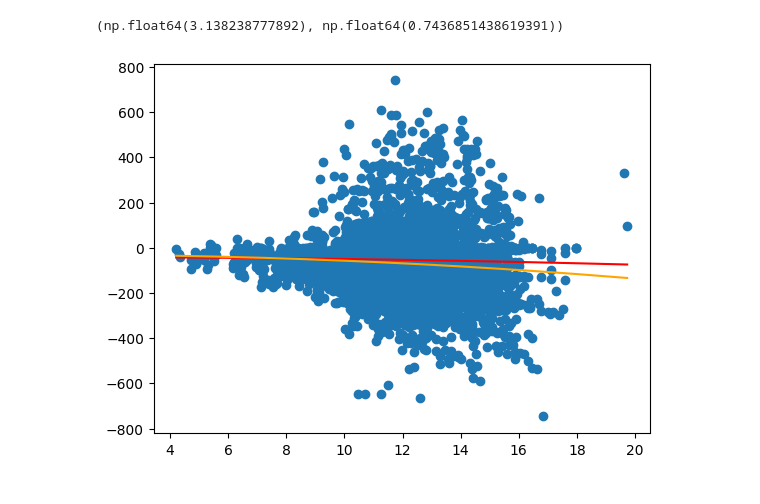
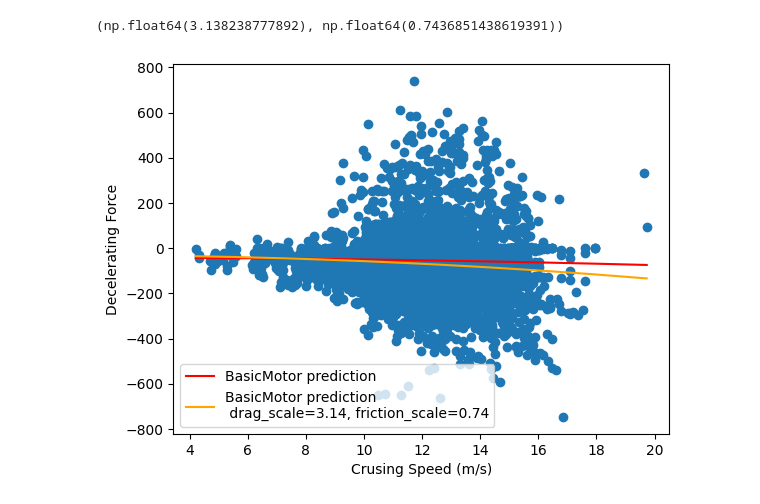
Before and after one commit to UBC-Solar/data_analysis, a Jupyter notebook: motor_analysis/cruising_finder.ipynb, the cells around one changed output. Saved outputs shown, nothing was run; the diff lists cells and outputs as text; code cells hidden in the pictures.

Commit message:
Improve plot with labels

```diff
--- a/motor_analysis/cruising_finder.ipynb
+++ b/motor_analysis/cruising_finder.ipynb
@@ -116,8 +110,11 @@ drag_scale, friction_scale
 (np.float64(3.138238777892), np.float64(0.7436851438619391))
 # %%
 plt.scatter(sorted_speeds, sorted_forces)
-plt.plot(sorted_speeds, cruising_forces_fit_func(sorted_speeds, 1, 1), color='red')
-plt.plot(sorted_speeds, cruising_forces_fit_func(sorted_speeds, drag_scale, friction_scale), color='orange')
+plt.plot(sorted_speeds, cruising_forces_fit_func(sorted_speeds, 1, 1), color='red', label="BasicMotor prediction")
+plt.plot(sorted_speeds, cruising_forces_fit_func(sorted_speeds, drag_scale, friction_scale), color='orange', label=f"BasicMotor prediction\n drag_scale={drag_scale:.2f}, friction_scale={friction_scale:.2f}")
+plt.legend(loc="best")
+plt.ylabel("Decelerating Force")
+plt.xlabel("Crusing Speed (m/s)")
 plt.show()
 # %% [output]
-[figure, old version]
+[figure, new version]
```
Also changed, not shown: parts of 1 cell of this notebook.
